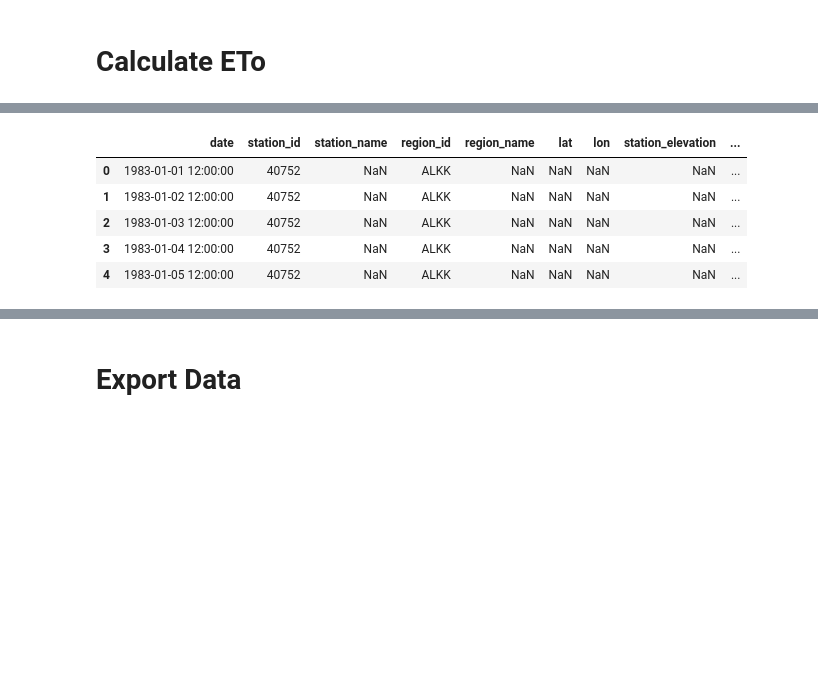
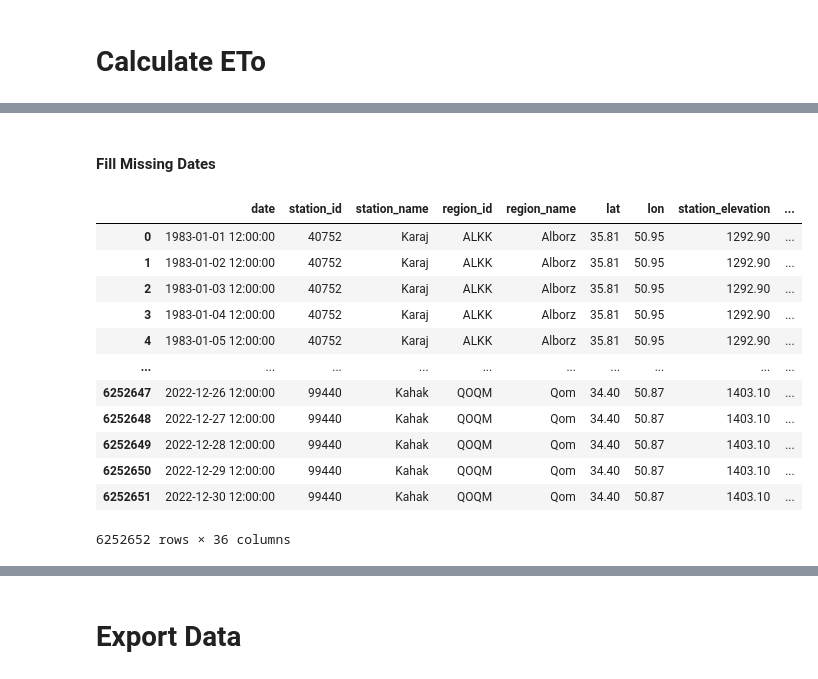
Before and after one commit to shirazialianpooya/panel-data-eto, a Jupyter notebook: src/Python/_02_Calculate_ETo.ipynb, the cells around one changed output, grey strips where cells are left out. Cells and saved outputs as stored; diff of their text form; code cells hidden in the pictures; blank space fills up the shorter version.

```diff
--- a/src/Python/_02_Calculate_ETo.ipynb
+++ b/src/Python/_02_Calculate_ETo.ipynb
@@ -155,27 +169,41 @@ data.head()
+# %% [markdown]
+#### Fill Missing Dates
 # %%
 # Fill missing dates for each station with NaN
 all_dates = pd.date_range(data['date'].min(), data['date'].max(), freq='D')
 
 def reindex_station(station_df):
     return station_df.set_index('date').reindex(all_dates).assign(
         region_id=station_df['region_id'].iloc[0],
-        station_id=station_df['station_id'].iloc[0]
+        region_name=station_df['region_name'].iloc[0],
+        station_id=station_df['station_id'].iloc[0],
+        station_name=station_df['station_name'].iloc[0],
+        station_elevation=station_df['station_elevation'].iloc[0],
+        lat=station_df['lat'].iloc[0],
+        lon=station_df['lon'].iloc[0],
     ).reset_index().rename(columns={'index': 'date'})
 
-data = (
-    data.groupby(['region_id', 'station_id'], group_keys=False)
+result = (
+    data.groupby(['region_id', 'region_name', 'station_id', 'station_name', 'station_elevation', 'lat', 'lon'], group_keys=False)
     .apply(reindex_station)
     .reset_index(drop=True)
 )
 
-data.head()
+result
 # %% [output]
 |  | date | station_id | station_name | region_id | region_name | lat | lon | station_elevation | ... |
-| 0 | 1983-01-01 12:00:00 | 40752 | NaN | ALKK | NaN | NaN | NaN | NaN | ... |
-| 1 | 1983-01-02 12:00:00 | 40752 | NaN | ALKK | NaN | NaN | NaN | NaN | ... |
-| 2 | 1983-01-03 12:00:00 | 40752 | NaN | ALKK | NaN | NaN | NaN | NaN | ... |
-| 3 | 1983-01-04 12:00:00 | 40752 | NaN | ALKK | NaN | NaN | NaN | NaN | ... |
-| 4 | 1983-01-05 12:00:00 | 40752 | NaN | ALKK | NaN | NaN | NaN | NaN | ... |
+| 0 | 1983-01-01 12:00:00 | 40752 | Karaj | ALKK | Alborz | 35.81 | 50.95 | 1292.90 | ... |
+| 1 | 1983-01-02 12:00:00 | 40752 | Karaj | ALKK | Alborz | 35.81 | 50.95 | 1292.90 | ... |
+| 2 | 1983-01-03 12:00:00 | 40752 | Karaj | ALKK | Alborz | 35.81 | 50.95 | 1292.90 | ... |
+| 3 | 1983-01-04 12:00:00 | 40752 | Karaj | ALKK | Alborz | 35.81 | 50.95 | 1292.90 | ... |
+| 4 | 1983-01-05 12:00:00 | 40752 | Karaj | ALKK | Alborz | 35.81 | 50.95 | 1292.90 | ... |
+| ... | ... | ... | ... | ... | ... | ... | ... | ... | ... |
+| 6252647 | 2022-12-26 12:00:00 | 99440 | Kahak | QOQM | Qom | 34.40 | 50.87 | 1403.10 | ... |
+| 6252648 | 2022-12-27 12:00:00 | 99440 | Kahak | QOQM | Qom | 34.40 | 50.87 | 1403.10 | ... |
+| 6252649 | 2022-12-28 12:00:00 | 99440 | Kahak | QOQM | Qom | 34.40 | 50.87 | 1403.10 | ... |
+| 6252650 | 2022-12-29 12:00:00 | 99440 | Kahak | QOQM | Qom | 34.40 | 50.87 | 1403.10 | ... |
+| 6252651 | 2022-12-30 12:00:00 | 99440 | Kahak | QOQM | Qom | 34.40 | 50.87 | 1403.10 | ... |
+6252652 rows × 36 columns
 # %%
 import matplotlib.pyplot as plt
 
```
Also changed, not shown: parts of 10 cells of this notebook, 1 other file.
